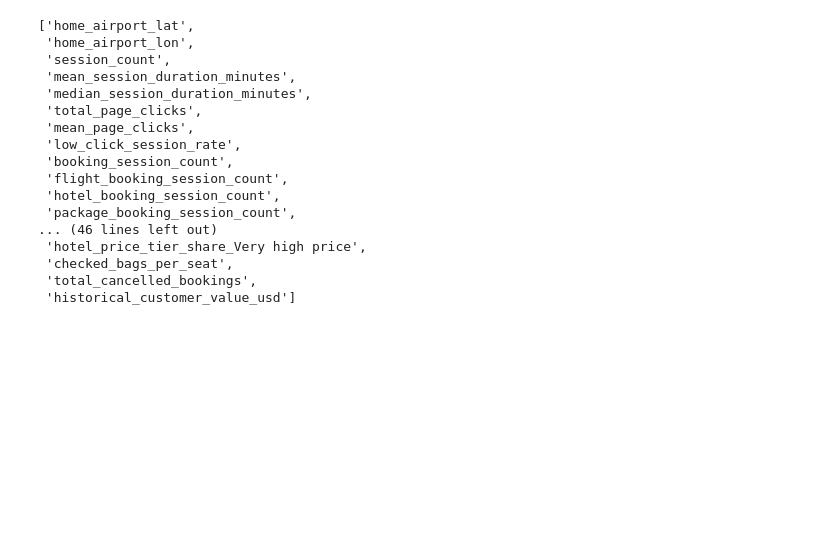
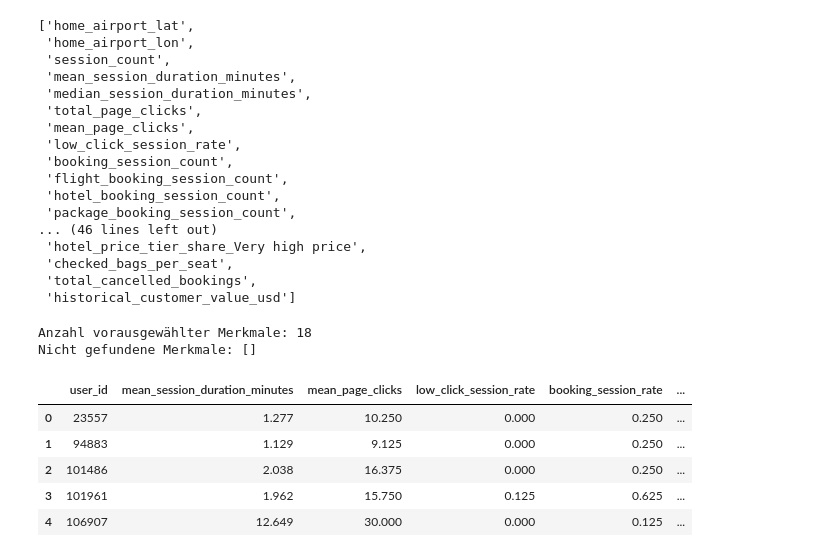
Before and after one commit to norawinkler/traveltide-customer-segmentation, a Jupyter notebook: notebooks/03_customer_segmentation.ipynb, the cells around one changed output. Cells and saved outputs as stored; diff of their text form; code cells hidden in the pictures; blank space fills up the shorter version.

```diff
--- a/notebooks/03_customer_segmentation.ipynb
+++ b/notebooks/03_customer_segmentation.ipynb
@@ -268,3 +271,72 @@ Mögliche Verhaltensmerkmale:
  'checked_bags_per_seat',
  'total_cancelled_bookings',
  'historical_customer_value_usd']
+# %%
+# Vorauswahl potenzieller Clustering-Merkmale
+
+clustering_feature_candidates = [
+    # Nutzung der Plattform
+    "mean_session_duration_minutes",
+    "mean_page_clicks",
+    "low_click_session_rate",
+
+    # Allgemeines Buchungs- und Stornierungsverhalten
+    "booking_session_rate",
+    "cancellation_session_rate",
+    "package_booking_rate",
+
+    # Reaktion auf Rabattangebote
+    "flight_discount_conversion_rate",
+    "hotel_discount_conversion_rate",
+
+    # Flugverhalten
+    "flight_booking_count",
+    "mean_seats",
+    "checked_bags_per_seat",
+    "return_flight_rate",
+    "weighted_fare_per_seat_after_discount_usd",
+
+    # Hotelverhalten
+    "hotel_booking_count",
+    "mean_hotel_nights",
+    "median_hotel_price_per_room_usd",
+    "extended_stay_booking_share",
+
+    # Bisheriger monetärer Kundenwert
+    "historical_customer_value_usd"
+]
+
+# Prüfen, ob alle ausgewählten Spalten vorhanden sind
+
+missing_candidate_columns = [
+    column
+    for column in clustering_feature_candidates
+    if column not in customer_features.columns
+]
+
+print("Anzahl vorausgewählter Merkmale:",
+      len(clustering_feature_candidates))
+
+print("Nicht gefundene Merkmale:",
+      missing_candidate_columns)
+# %% [output]
+Anzahl vorausgewählter Merkmale: 18
+Nicht gefundene Merkmale: []
+# %%
+# Arbeitstabelle für die weitere Merkmalsprüfung erstellen
+
+clustering_candidates = (
+    customer_features[
+        ["user_id"] + clustering_feature_candidates
+    ]
+    .copy()
+)
+
+display(clustering_candidates.head())
+# %% [output]
+|  | user_id | mean_session_duration_minutes | mean_page_clicks | low_click_session_rate | booking_session_rate | ... |
+| 0 | 23557 | 1.277 | 10.250 | 0.000 | 0.250 | ... |
+| 1 | 94883 | 1.129 | 9.125 | 0.000 | 0.250 | ... |
+| 2 | 101486 | 2.038 | 16.375 | 0.000 | 0.250 | ... |
+| 3 | 101961 | 1.962 | 15.750 | 0.125 | 0.625 | ... |
+| 4 | 106907 | 12.649 | 30.000 | 0.000 | 0.125 | ... |
```
Also changed, not shown: parts of 6 cells of this notebook.
